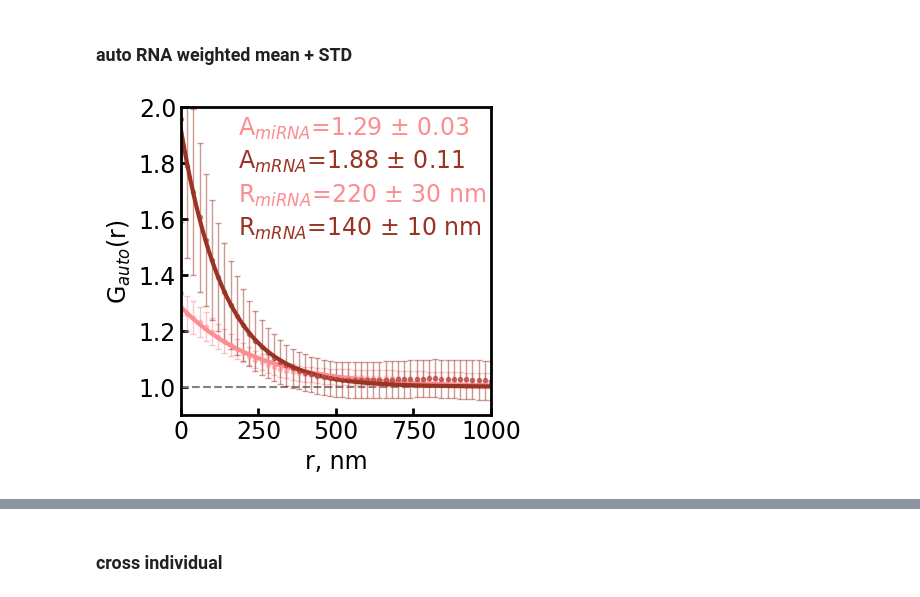
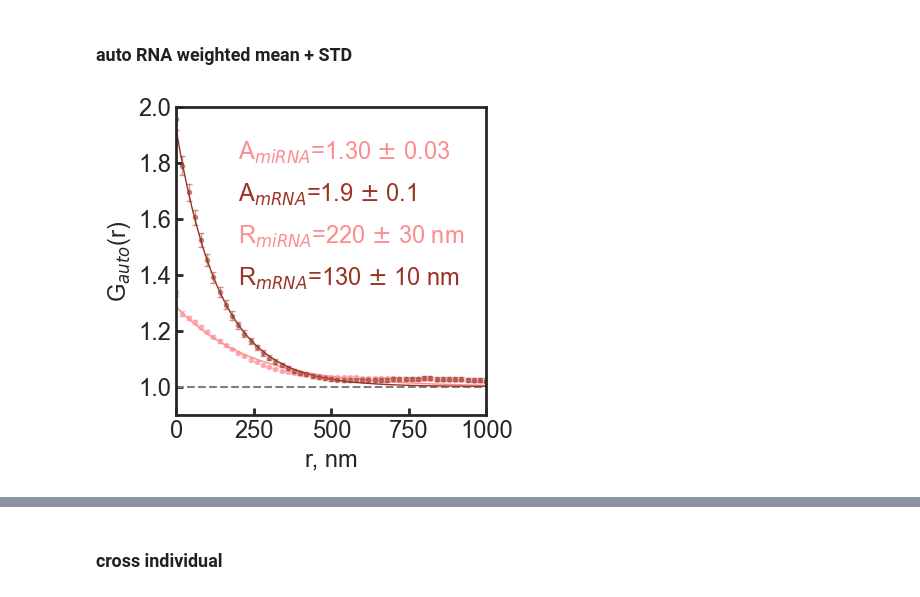
Before and after one commit to walterlab-um/intra_condensate_SPT, a Jupyter notebook: plot_paper_figure/Fig4_miR21_FUS_ALEX_PCF.ipynb, the cells around one changed output, grey strips where cells are left out. Cells and saved outputs as stored; diff of their text form; code cells hidden in the pictures.

```diff
--- a/plot_paper_figure/Fig4_miR21_FUS_ALEX_PCF.ipynb
+++ b/plot_paper_figure/Fig4_miR21_FUS_ALEX_PCF.ipynb
@@ -295,7 +295,7 @@ plt.savefig(
 lst_PCF_per_condensate = dict_toplot_FL["lst_auto_PCF_RNA"]
 lst_N_locations = dict_toplot_FL["lst_N_locations_RNA"]
 
-weighted_mean_FL, _, weighted_std_FL = weighted_stats(
+weighted_mean_FL, weighted_sem_FL, weighted_std_FL = weighted_stats(
     lst_PCF_per_condensate, lst_N_locations
 )
 popt, pcov = curve_fit(critical_system_PCF, bins[1:], weighted_mean_FL[1:])
@@ -336,7 +336,7 @@ plt.axhline(1, c="gray", ls="--")
 plt.errorbar(
     bins,
     weighted_mean,
-    yerr=weighted_std,
+    yerr=weighted_sem,
     fmt=".",
     color="#fc8d91",
     ecolor="#fc8d91",
@@ -347,7 +347,7 @@ plt.errorbar(
 plt.errorbar(
     bins,
     weighted_mean_FL,
-    yerr=weighted_std_FL,
+    yerr=weighted_sem_FL,
     fmt=".",
     color="#9a3324",
     ecolor="#9a3324",
@@ -357,8 +357,8 @@ plt.errorbar(
 )
 r_fit = np.linspace(bins[0], bins[-1], 500)
 gr_fit = critical_system_PCF(r_fit, A, r0)
-plt.plot(r_fit, gr_fit, c="#fc8d91", lw=3)
-plt.plot(r_fit, critical_system_PCF(r_fit, a_FL, r0_FL), c="#9a3324", lw=3)
+plt.plot(r_fit, gr_fit, c="#fc8d91", lw=1)
+plt.plot(r_fit, critical_system_PCF(r_fit, a_FL, r0_FL), c="#9a3324", lw=1)
 plt.xlim(bins[0], bins[-1])
 plt.ylim(0.9, 2)
 plt.xlabel("r, nm", fontsize=17)
@@ -390,9 +390,9 @@ ci_r0 = (np.percentile(lst_r0, 5), np.percentile(lst_r0, 95))
 bs_r0_mean = np.mean(ci_r0)
 bs_r0_err = (ci_r0[1] - ci_r0[0]) / 2
 
-left = 185
-top = 1.9
-gap = 0.12
+left = 200
+top = 1.81
+gap = 0.15
 plt.text(
     left,
     top,
@@ -408,9 +408,9 @@ plt.text(
     left,
     top - gap * 1,
     r"A$_{mRNA}$="
-    + "{:.2f}".format(round(bs_A_mean_FL + 1, 2))
+    + "{:.1f}".format(round(bs_A_mean_FL + 1, 2))
     + r" $\pm$ "
-    + "{:.2f}".format(round(bs_A_err_FL, 2)),
+    + "{:.1f}".format(round(bs_A_err_FL, 2)),
     fontsize=17,
     color="#9a3324",
     horizontalalignment="left",
@@ -419,35 +419,35 @@ plt.text(
     left,
     top - gap * 2,
     r"R$_{miRNA}$="
     + '{:.0f}'.format(round(bs_r0_mean) // 10 * 10) # round to tenth digit
     + r" $\pm$ "
     + '{:.0f}'.format(round(bs_r0_err) // 10 * 10)
     + " nm",
     fontsize=17,
     color="#fc8d91",
     horizontalalignment="left",
 )
 plt.text(
     left,
     top - gap * 3,
     r"R$_{mRNA}$="
     + '{:.0f}'.format(round(bs_r0_mean_FL) // 10 * 10) # round to tenth digit
     + r" $\pm$ "
     + '{:.0f}'.format(round(bs_r0_err_FL) // 10 * 10)
     + " nm",
     fontsize=17,
     color="#9a3324",
     horizontalalignment="left",
 )
 
 plt.savefig(
-    "autoRNA_PCF_" + switch_perLoc_perTrack + "_weighted_mean_STD.png",
+    "autoRNA_PCF_" + switch_perLoc_perTrack + "_weighted_mean_SEM.png",
     format="png",
     bbox_inches="tight",
     dpi=300,
 )
 # %% [output]
-[figure, old version]
+[figure, new version]
 # %%
 plt.figure(figsize=(4, 1))
 plt.plot(bins[1:], weighted_mean[1:] - critical_system_PCF(bins[1:], A, r0))
```
Also changed, not shown: parts of 15 cells of this notebook.
